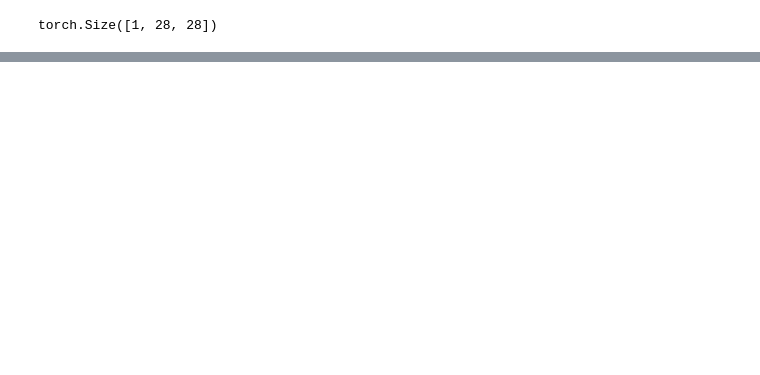
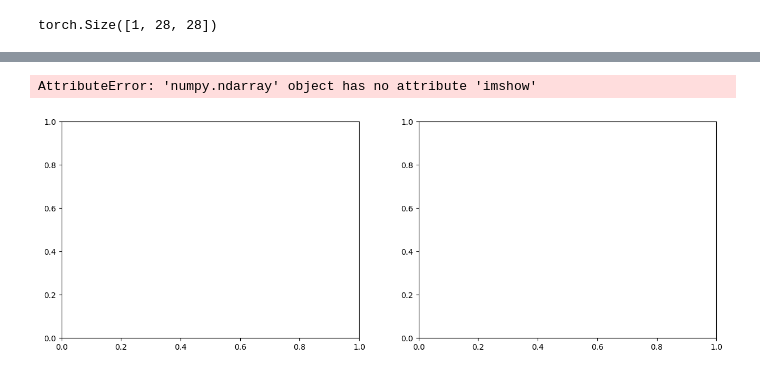
Before and after one commit to khongtrii/data_set, a Jupyter notebook: python_/_16/_16_DenoisingAutoencoder.ipynb, the cells around one changed output, grey strips where cells are left out. Saved outputs shown, nothing was run; the diff lists cells and outputs as text; code cells hidden in the pictures; blank space fills up the shorter version.

```diff
--- a/python_/_16/_16_DenoisingAutoencoder.ipynb
+++ b/python_/_16/_16_DenoisingAutoencoder.ipynb
@@ -26,0 +25,8 @@ random_noise = torch.
+# %%
+fig, axes = plt.subplots(1, 2, figsize=(15, 5))
+random_noise = torch.rand_like(images[1])*.05
+noise_image = images[1] + random_noise
+ax.imshow(noise_image.squeeze())
+# %% [output]
+AttributeError: 'numpy.ndarray' object has no attribute 'imshow'
+[figure, added]
```
Also changed, not shown: parts of 10 cells of this notebook.
